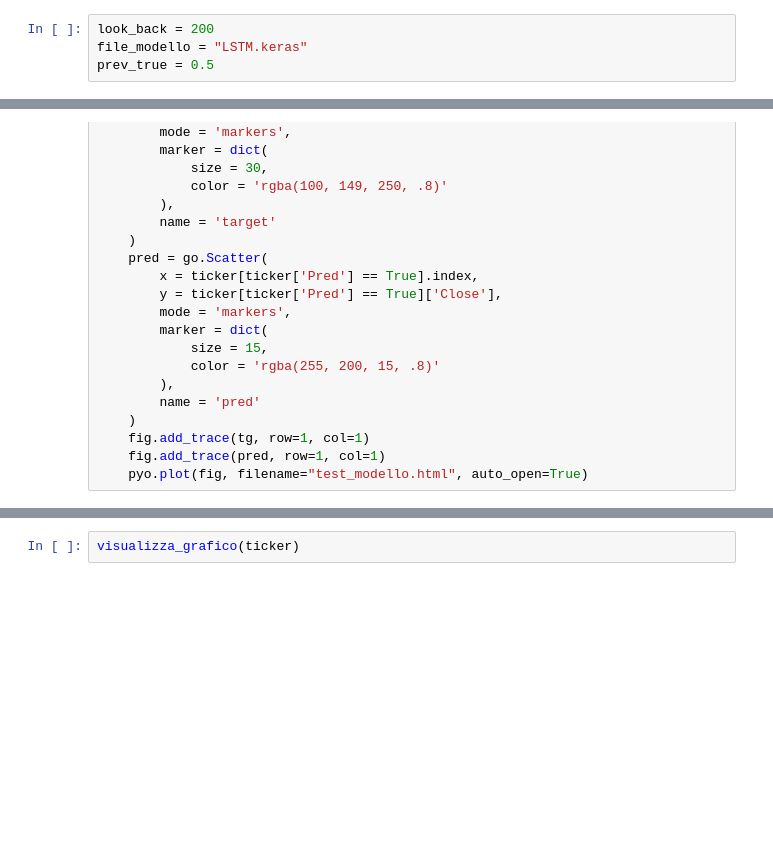
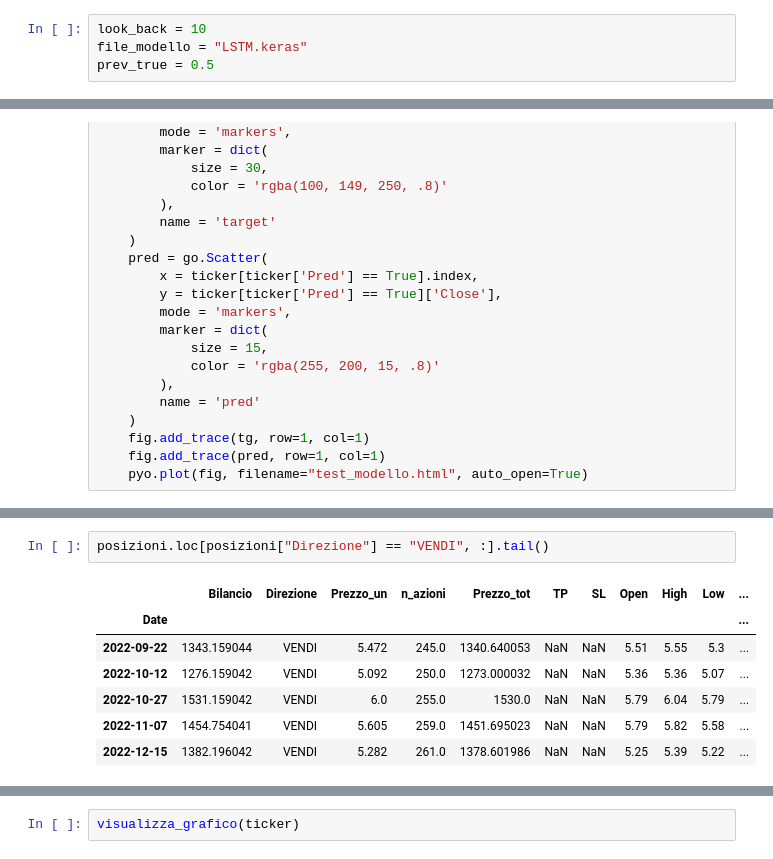
Before and after one commit to enricomarchi/Borsa, a Jupyter notebook: test_modello.ipynb, the cells around one changed output, grey strips where cells are left out. Saved outputs shown, nothing was run; the diff lists cells and outputs as text; blank space fills up the shorter version.

```diff
--- a/test_modello.ipynb
+++ b/test_modello.ipynb
@@ -1,5 +1,5 @@
 # %%
-look_back = 200
+look_back = 10
 file_modello = "LSTM.keras"
 prev_true = 0.5
 # %%
@@ -122 +116,11 @@ print("\nfine")
 fine
+# %%
+posizioni.loc[posizioni["Direzione"] == "VENDI", :].tail()
+# %% [output]
+|  | Bilancio | Direzione | Prezzo_un | n_azioni | Prezzo_tot | TP | SL | Open | High | Low | ... |
+| Date |  |  |  |  |  |  |  |  |  |  | ... |
+| 2022-09-22 | 1343.159044 | VENDI | 5.472 | 245.0 | 1340.640053 | NaN | NaN | 5.51 | 5.55 | 5.3 | ... |
+| 2022-10-12 | 1276.159042 | VENDI | 5.092 | 250.0 | 1273.000032 | NaN | NaN | 5.36 | 5.36 | 5.07 | ... |
+| 2022-10-27 | 1531.159042 | VENDI | 6.0 | 255.0 | 1530.0 | NaN | NaN | 5.79 | 6.04 | 5.79 | ... |
+| 2022-11-07 | 1454.754041 | VENDI | 5.605 | 259.0 | 1451.695023 | NaN | NaN | 5.79 | 5.82 | 5.58 | ... |
+| 2022-12-15 | 1382.196042 | VENDI | 5.282 | 261.0 | 1378.601986 | NaN | NaN | 5.25 | 5.39 | 5.22 | ... |
```
Also changed, not shown: parts of 4 cells of this notebook, 9 other files.
